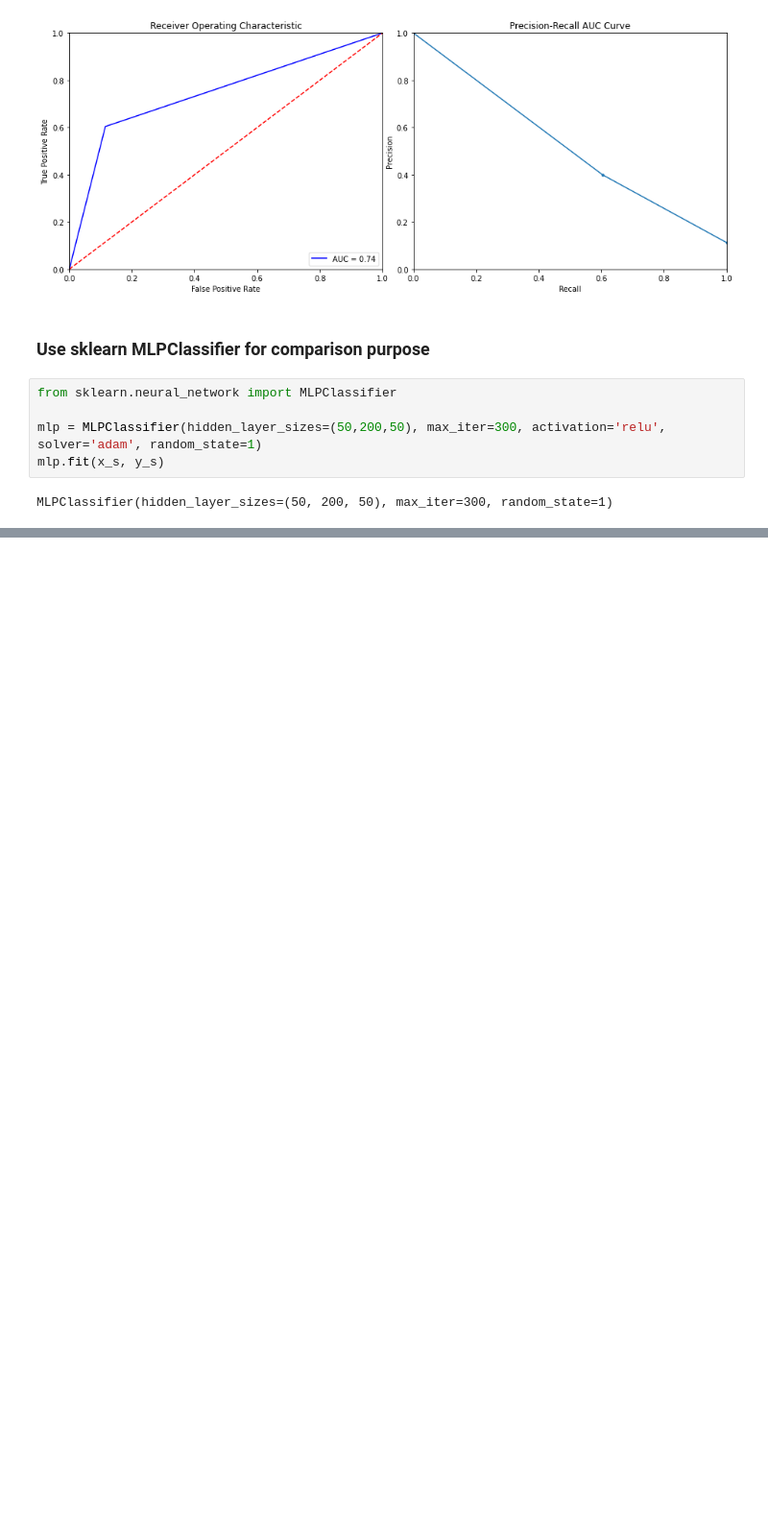
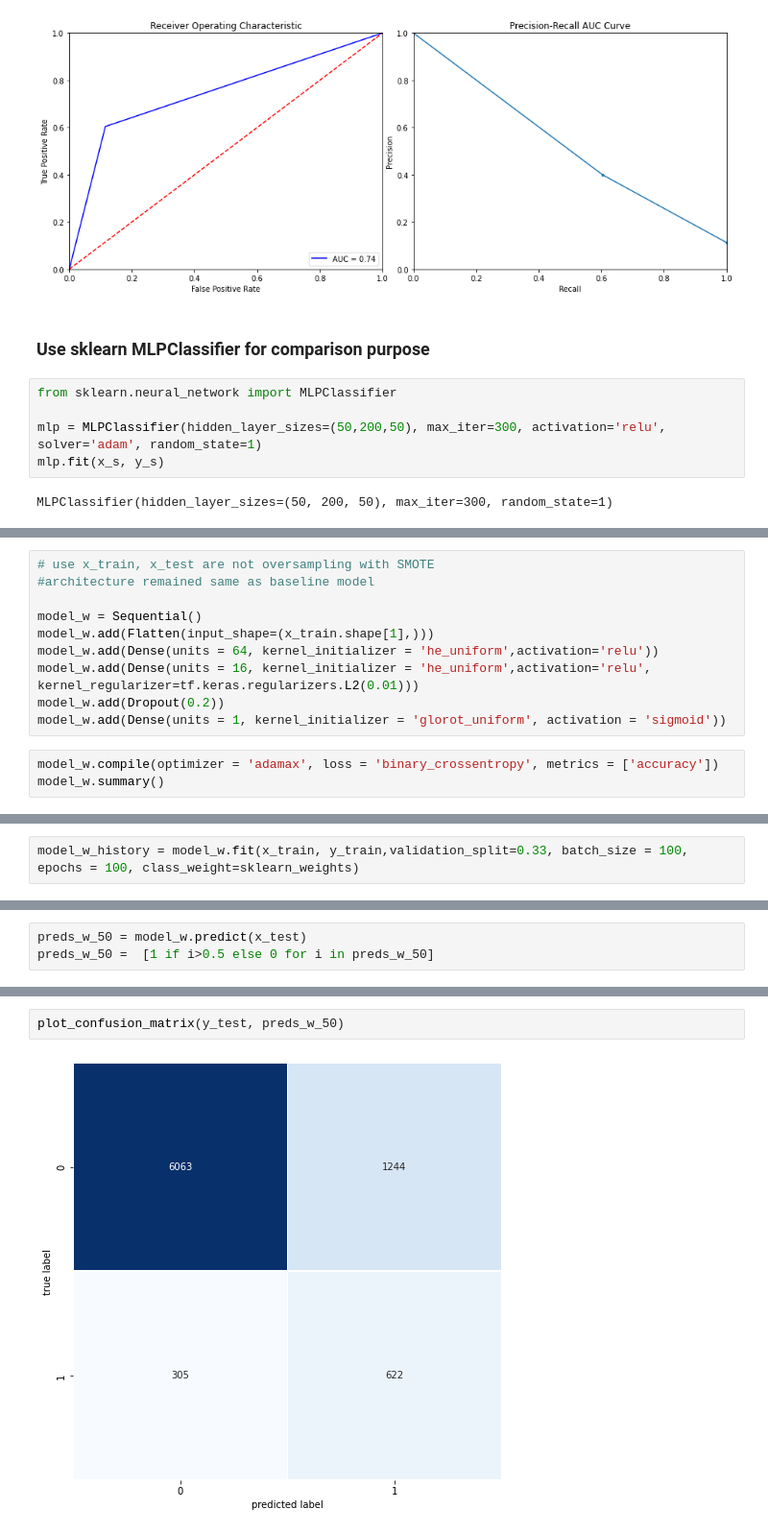
Before and after one commit to ShawnLiu119/Bank-Marketing_Clas-Clus-AppDev, a Jupyter notebook: BankMkting_NN_OrdinalEncoding_0802.ipynb, the cells around one changed output, grey strips where cells are left out. Shown at 96% size. Drawn from its saved outputs; the diff is of its cells as text; blank space fills up the shorter version.

```diff
--- a/BankMkting_NN_OrdinalEncoding_0802.ipynb
+++ b/BankMkting_NN_OrdinalEncoding_0802.ipynb
@@ -459,0 +493,13 @@ plt.show()
+# %%
+# use x_train, x_test are not oversampling with SMOTE
+#architecture remained same as baseline model
+
+model_w = Sequential()
+model_w.add(Flatten(input_shape=(x_train.shape[1],)))
+model_w.add(Dense(units = 64, kernel_initializer = 'he_uniform',activation='relu'))
+model_w.add(Dense(units = 16, kernel_initializer = 'he_uniform',activation='relu', kernel_regularizer=tf.keras.regularizers.L2(0.01)))
+model_w.add(Dropout(0.2))
+model_w.add(Dense(units = 1, kernel_initializer = 'glorot_uniform', activation = 'sigmoid'))
+# %%
+model_w.compile(optimizer = 'adamax', loss = 'binary_crossentropy', metrics = ['accuracy'])
+model_w.summary()
@@ -459,0 +526,2 @@ plt.show()
+# %%
+model_w_history = model_w.fit(x_train, y_train,validation_split=0.33, batch_size = 100, epochs = 100, class_weight=sklearn_weights)
@@ -459,0 +546,3 @@ plt.show()
+# %%
+preds_w_50 = model_w.predict(x_test)
+preds_w_50 =  [1 if i>0.5 else 0 for i in preds_w_50]
@@ -459,0 +567,4 @@ plt.show()
+# %%
+plot_confusion_matrix(y_test, preds_w_50)
+# %% [output]
+[figure, added]
```
Also changed, not shown: parts of 22 cells of this notebook.
